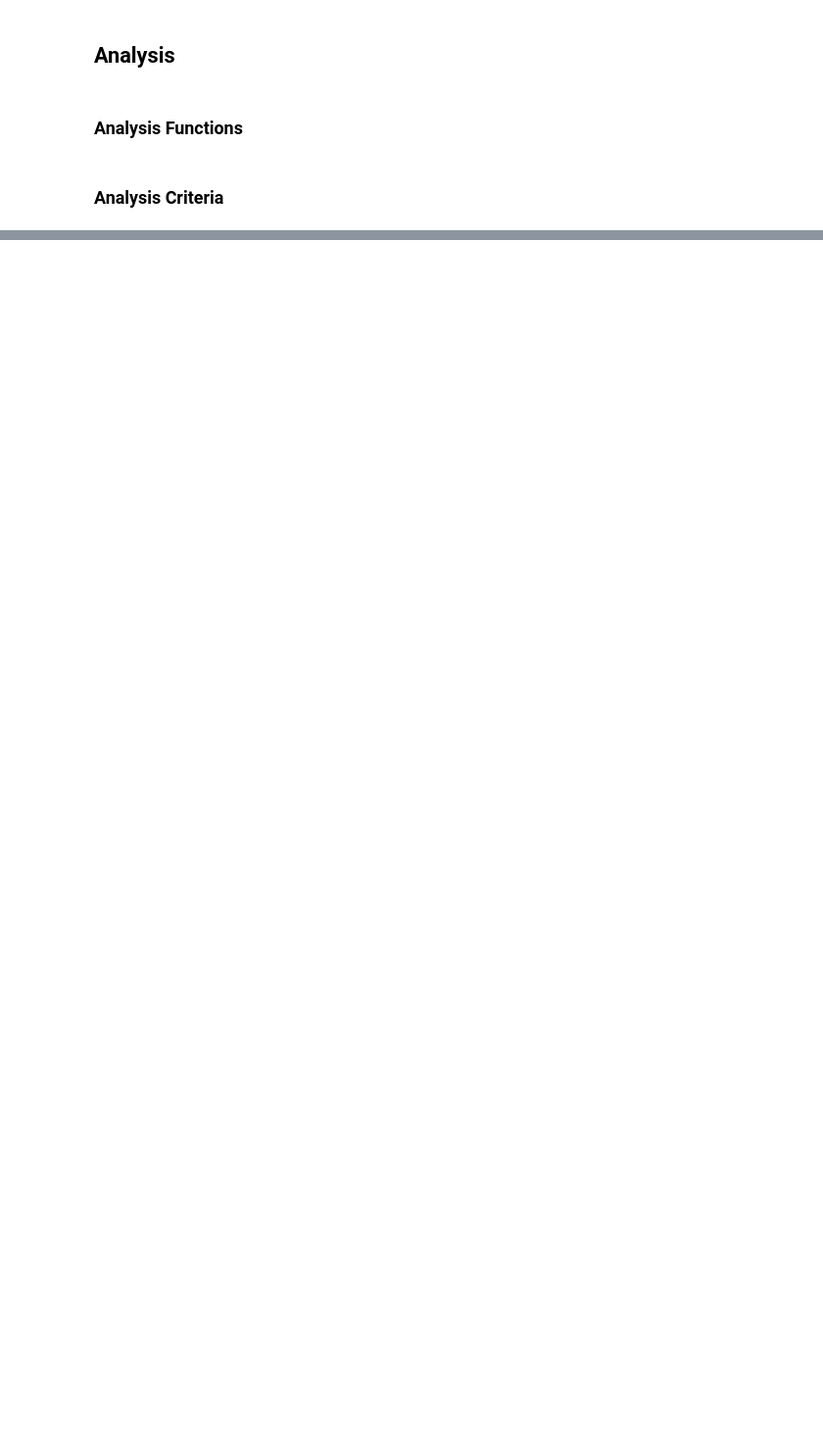
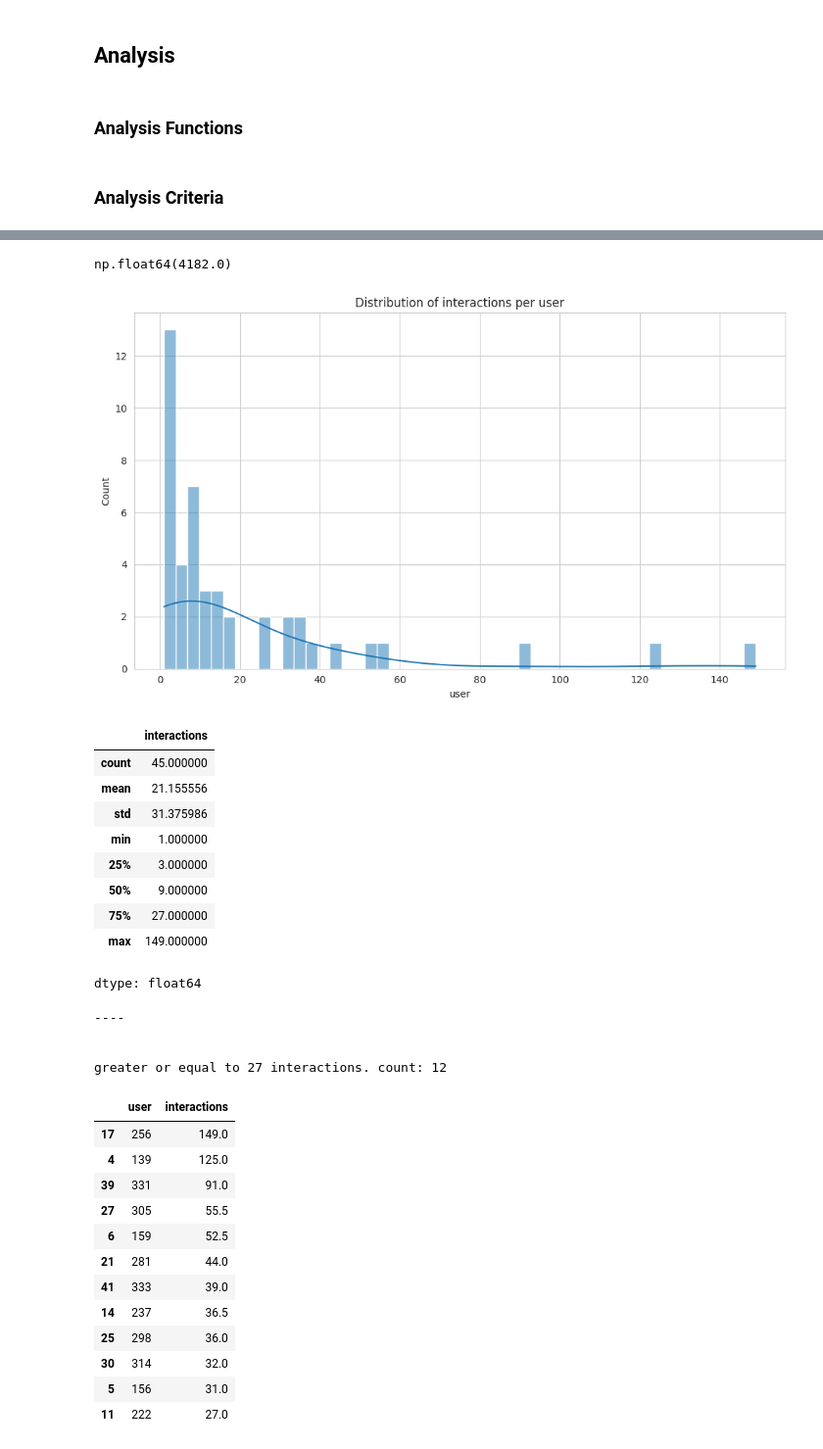
Before and after one commit to PeaceAndLongLife/Analysis-Colab, a Jupyter notebook: notebooks/Data_transcript_statistics.ipynb, the cells around one changed output, grey strips where cells are left out. Shown at 98% size. Saved outputs shown, nothing was run; the diff lists cells and outputs as text; code cells hidden in the pictures; blank space fills up the shorter version.

Commit message:
fixed interactions numbers

```diff
--- a/notebooks/Data_transcript_statistics.ipynb
+++ b/notebooks/Data_transcript_statistics.ipynb
@@ -528,8 +876,12 @@ if export_table:
+# %%
+display(current_df[(current_df['user']== 256)]['interactions'].sum())
+# %% [output]
+np.float64(4182.0)
 # %%
 # @title Total Interactions by User Plot {"run":"auto","form-width":"20%"}
 drop_counts_under = 0 # @param {"type":"slider","min":0,"max":100,"step":1}
 
-current_df = combined_df
+current_df = unexploded_df
 current_df=current_df[current_df['Course']=='PH215 (online)']
 interactions_by_user = current_df.groupby(['user'])['interactions'].sum().reset_index()
 
@@ -540,41 +892,70 @@ interactions_by_user = current_df.groupby(['user'])['interactions'].sum().reset_
 #     x_col='user',
 #     y_col='interactions',
 #     title='Total Interactions per User',
 #     x_label='User',
 #     y_label='Total Interactions'
 # )
 analyze_hist(interactions_by_user, drop_counts_under,'interactions','user')
 interactions_by_user = interactions_by_user.sort_values(by='interactions', ascending=False)
 
-display(interactions_by_user[['user','interactions']])
+# display(interactions_by_user[['user','interactions']])
 #############################
 print("----\n\n")
 # x>=45
-group5 = interactions_by_user[interactions_by_user['interactions']>=229][['user','interactions']].sort_values(by=['interactions'], ascending=False)
-print(f"greater or equal to 229 conversations. count: {len(group5)}")
+group5 = interactions_by_user[interactions_by_user['interactions']>=27][['user','interactions']].sort_values(by=['interactions'], ascending=False)
+print(f"greater or equal to 27 interactions. count: {len(group5)}")
 display(group5)
 
 print("----\n\n")
 # 22<=x<45
-group4 = interactions_by_user[(interactions_by_user['interactions']<229) & (interactions_by_user['interactions']>=104)][['user','interactions']].sort_values(by=['interactions'], ascending=False)
-print(f"Between 104 and 229 conversations. count: {len(group4)}")
+group4 = interactions_by_user[(interactions_by_user['interactions']<27) & (interactions_by_user['interactions']>=9)][['user','interactions']].sort_values(by=['interactions'], ascending=False)
+print(f"Between 9 and 27 interactions. count: {len(group4)}")
 display(group4)
 
 
 print("----\n\n")
 # 13<=x<22
-group3 = interactions_by_user[(interactions_by_user['interactions']<104) & (interactions_by_user['interactions']>=50)][['user','interactions']].sort_values(by=['interactions'], ascending=False)
-print(f"Between 50 and 104 conversations. count: {len(group3)}")
+group3 = interactions_by_user[(interactions_by_user['interactions']<9) & (interactions_by_user['interactions']>=3)][['user','interactions']].sort_values(by=['interactions'], ascending=False)
+print(f"Between 3 and 9 interactions. count: {len(group3)}")
 display(group3)
 
 print("----\n\n")
 # 5<=x<13
-group2 = interactions_by_user[(interactions_by_user['interactions']<50) & (interactions_by_user['interactions']>=7)][['user','interactions']].sort_values(by=['interactions'], ascending=False)
-print(f"Between 7 and 50 conversations. count: {len(group2)}")
+group2 = interactions_by_user[(interactions_by_user['interactions']<2) & (interactions_by_user['interactions']>=9)][['user','interactions']].sort_values(by=['interactions'], ascending=False)
+print(f"Between 2 and 3 interactions. count: {len(group2)}")
 display(group2)
 
 print("----\n\n")
 # 5>x
-group1 = interactions_by_user[interactions_by_user['interactions']<7][['user','interactions']].sort_values(by=['interactions'], ascending=False)
-print(f"Less than 7. count: {len(group1)}")
+group1 = interactions_by_user[interactions_by_user['interactions']<2][['user','interactions']].sort_values(by=['interactions'], ascending=False)
+print(f"Less than 2. count: {len(group1)}")
 display(group1)
+# %% [output]
+[figure, added]
+|  | interactions |
+| count | 45.000000 |
+| mean | 21.155556 |
+| std | 31.375986 |
+| min | 1.000000 |
+| 25% | 3.000000 |
+| 50% | 9.000000 |
+| 75% | 27.000000 |
+| max | 149.000000 |
+dtype: float64
+----
+
+
+greater or equal to 27 interactions. count: 12
+|  | user | interactions |
+| 17 | 256 | 149.0 |
+| 4 | 139 | 125.0 |
+| 39 | 331 | 91.0 |
+| 27 | 305 | 55.5 |
+| 6 | 159 | 52.5 |
+| 21 | 281 | 44.0 |
+| 41 | 333 | 39.0 |
+| 14 | 237 | 36.5 |
+| 25 | 298 | 36.0 |
+| 30 | 314 | 32.0 |
+| 5 | 156 | 31.0 |
+| 11 | 222 | 27.0 |
```
Also changed, not shown: parts of 23 cells of this notebook.
